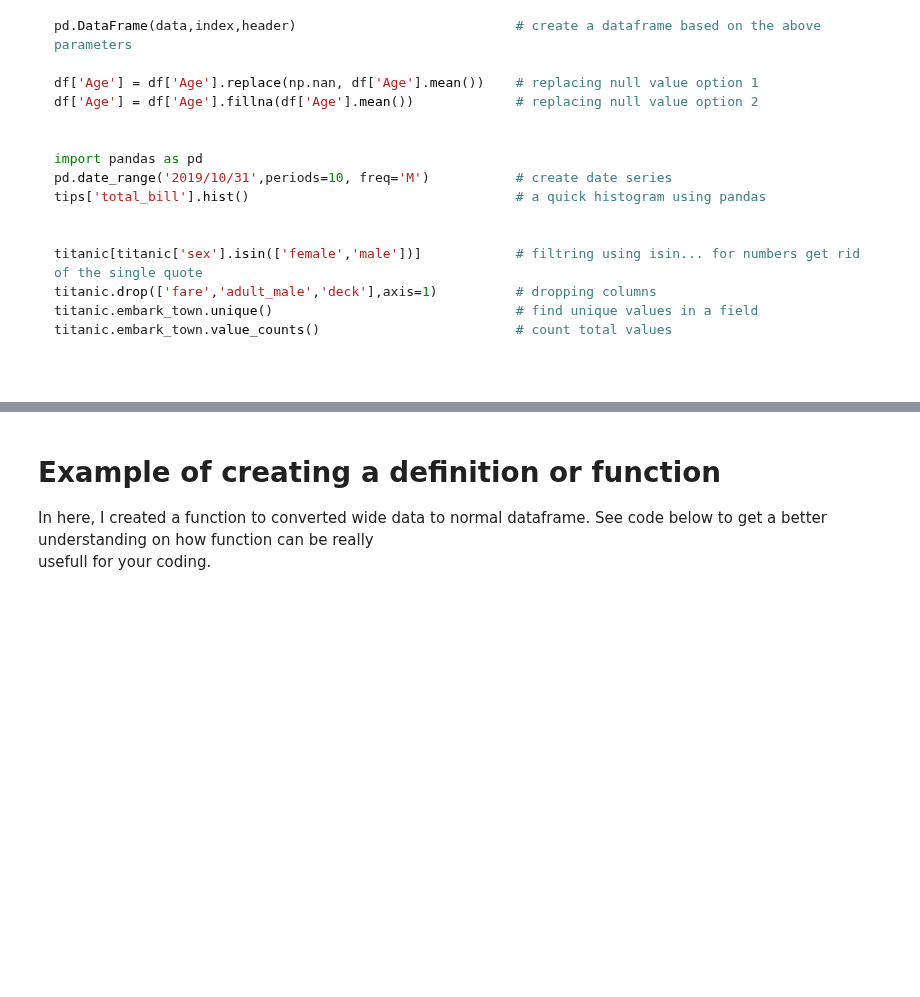
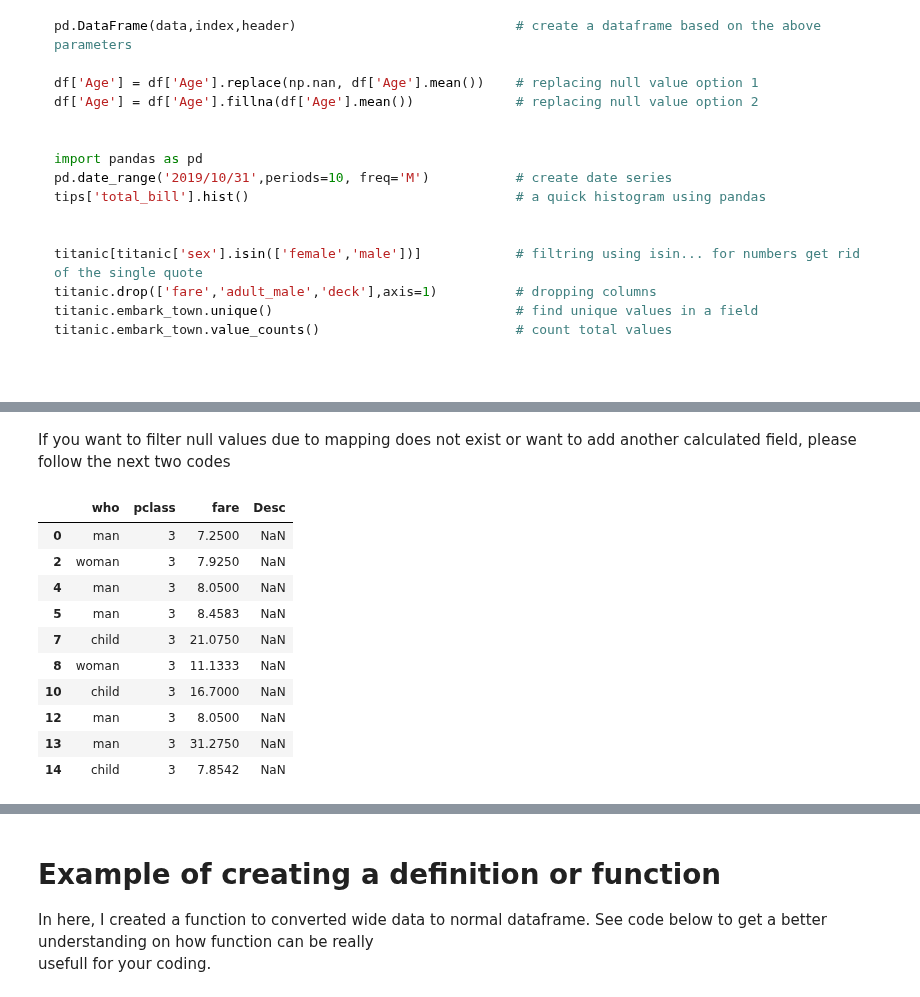
Before and after one commit to RonnyCh/mydsbook, a Jupyter notebook: myBook.ipynb, the cells around one changed output, grey strips where cells are left out. Cells and saved outputs as stored; diff of their text form; code cells hidden in the pictures; blank space fills up the shorter version.

```diff
--- a/myBook.ipynb
+++ b/myBook.ipynb
@@ -236,0 +278,16 @@ titanic.embark_town.value_counts()                         # count total values
+# %% [markdown]
+If you want to filter null values due to mapping does not exist or want to add another calculated field, please follow the next two codes
+# %%
+result[result['Desc'].isna()]
+# %% [output]
+|  | who | pclass | fare | Desc |
+| 0 | man | 3 | 7.2500 | NaN |
+| 2 | woman | 3 | 7.9250 | NaN |
+| 4 | man | 3 | 8.0500 | NaN |
+| 5 | man | 3 | 8.4583 | NaN |
+| 7 | child | 3 | 21.0750 | NaN |
+| 8 | woman | 3 | 11.1333 | NaN |
+| 10 | child | 3 | 16.7000 | NaN |
+| 12 | man | 3 | 8.0500 | NaN |
+| 13 | man | 3 | 31.2750 | NaN |
+| 14 | child | 3 | 7.8542 | NaN |
```
Also changed, not shown: parts of 4 cells of this notebook.
